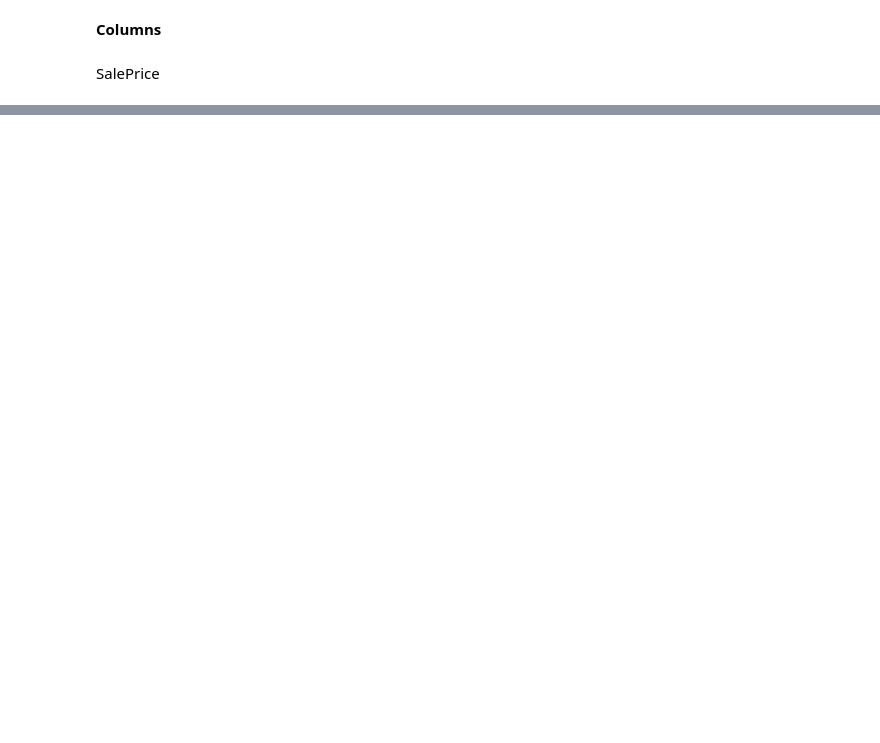
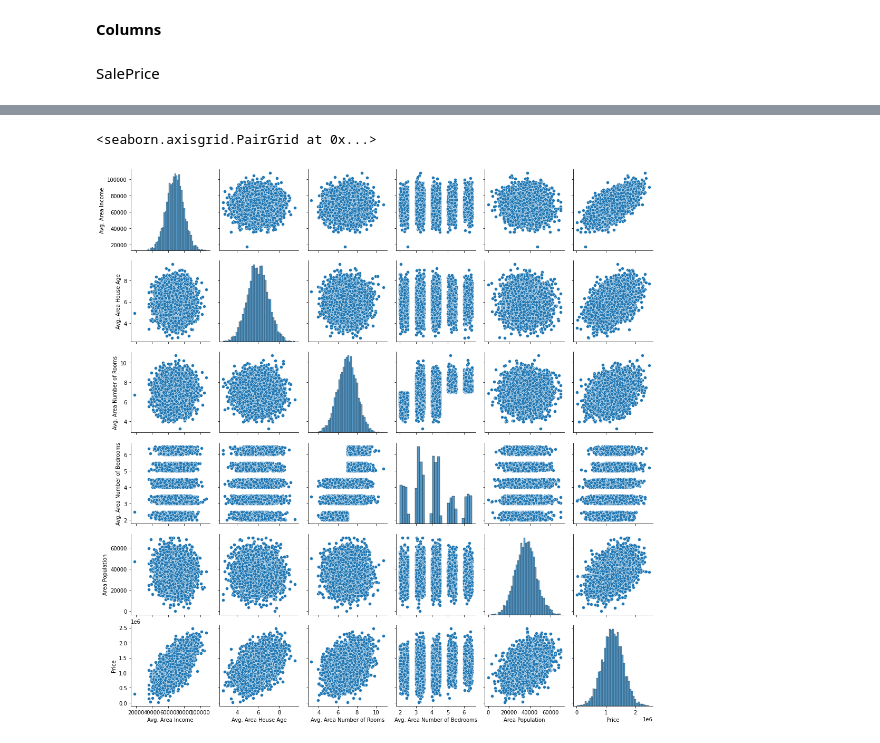
Before and after one commit to Wael8787/Machine-Learning, a Jupyter notebook: 02_Multiple_Linear_Regression.ipynb, the cells around one changed output, grey strips where cells are left out. Saved outputs shown, nothing was run; the diff lists cells and outputs as text; code cells hidden in the pictures; blank space fills up the shorter version.

```diff
--- a/02_Multiple_Linear_Regression.ipynb
+++ b/02_Multiple_Linear_Regression.ipynb
@@ -115,0 +96,6 @@ sns.distplot(df_train['SalePrice']);
+# %%
+#pairplot
+sns.pairplot(df)
+# %% [output]
+<seaborn.axisgrid.PairGrid at 0x...>
+[figure, added]
```
Also changed, not shown: parts of 18 cells of this notebook.
